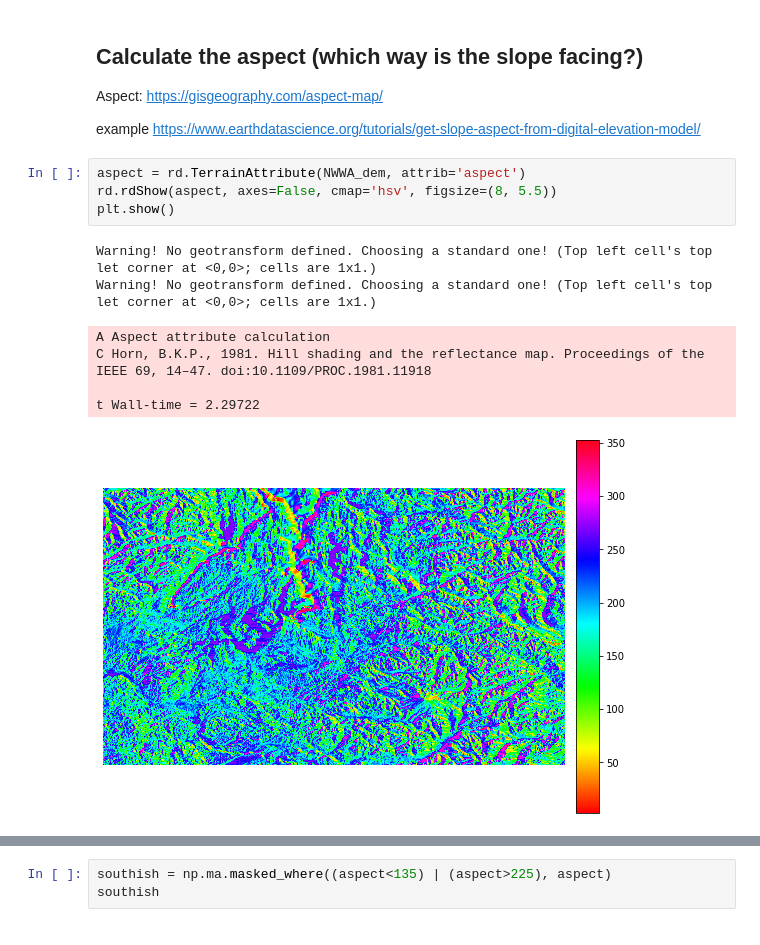
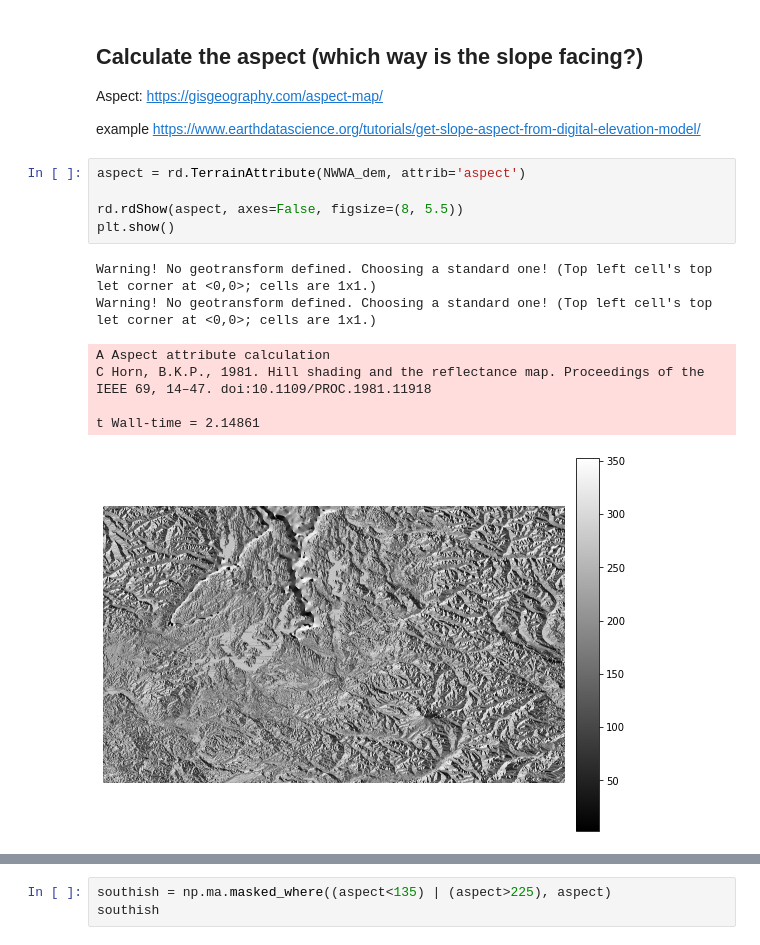
Before and after one commit to ognancy4life/chanterelle_finder, a Jupyter notebook: Chanterelle_finder.ipynb, the cells around one changed output, grey strips where cells are left out. Cells and saved outputs as stored; diff of their text form.

```diff
--- a/Chanterelle_finder.ipynb
+++ b/Chanterelle_finder.ipynb
@@ -79,16 +95,17 @@ Aspect: https://gisgeography.com/aspect-map/
 example https://www.earthdatascience.org/tutorials/get-slope-aspect-from-digital-elevation-model/
 # %%
 aspect = rd.TerrainAttribute(NWWA_dem, attrib='aspect')
-rd.rdShow(aspect, axes=False, cmap='hsv', figsize=(8, 5.5))
+
+rd.rdShow(aspect, axes=False, figsize=(8, 5.5))
 plt.show()
 # %% [output]
 Warning! No geotransform defined. Choosing a standard one! (Top left cell's top let corner at <0,0>; cells are 1x1.)
 Warning! No geotransform defined. Choosing a standard one! (Top left cell's top let corner at <0,0>; cells are 1x1.)
 A Aspect attribute calculation
 C Horn, B.K.P., 1981. Hill shading and the reflectance map. Proceedings of the IEEE 69, 14–47. doi:10.1109/PROC.1981.11918
 
-t Wall-time = 2.29722
+t Wall-time = 2.14861
-[figure, old version]
+[figure, new version]
 # %%
 # Next, I would mask out slopes that are not facing south-ish,
 # i.e. where the aspect is greater than 225 deg or less than 135 deg.
```
Also changed, not shown: parts of 7 cells of this notebook.
